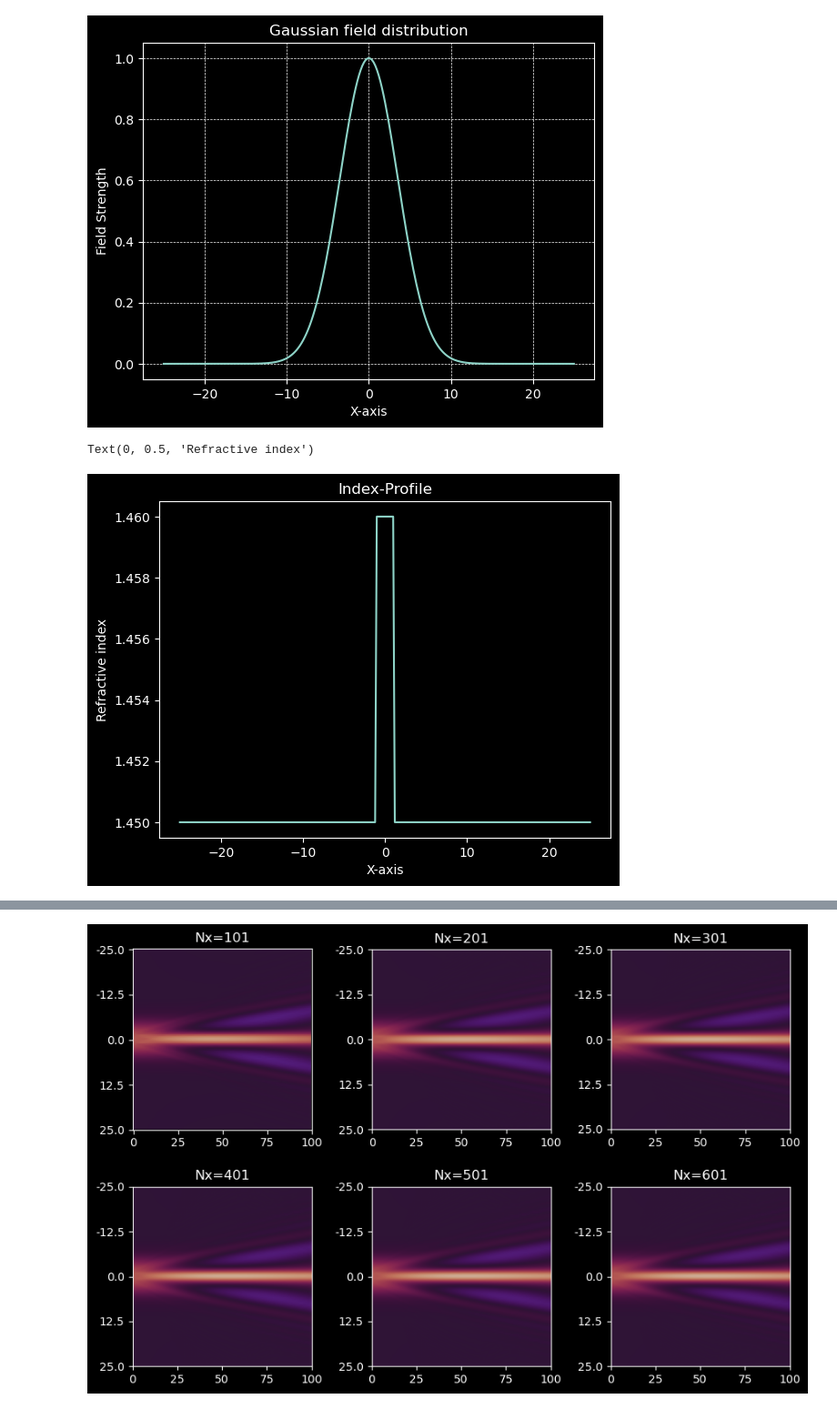
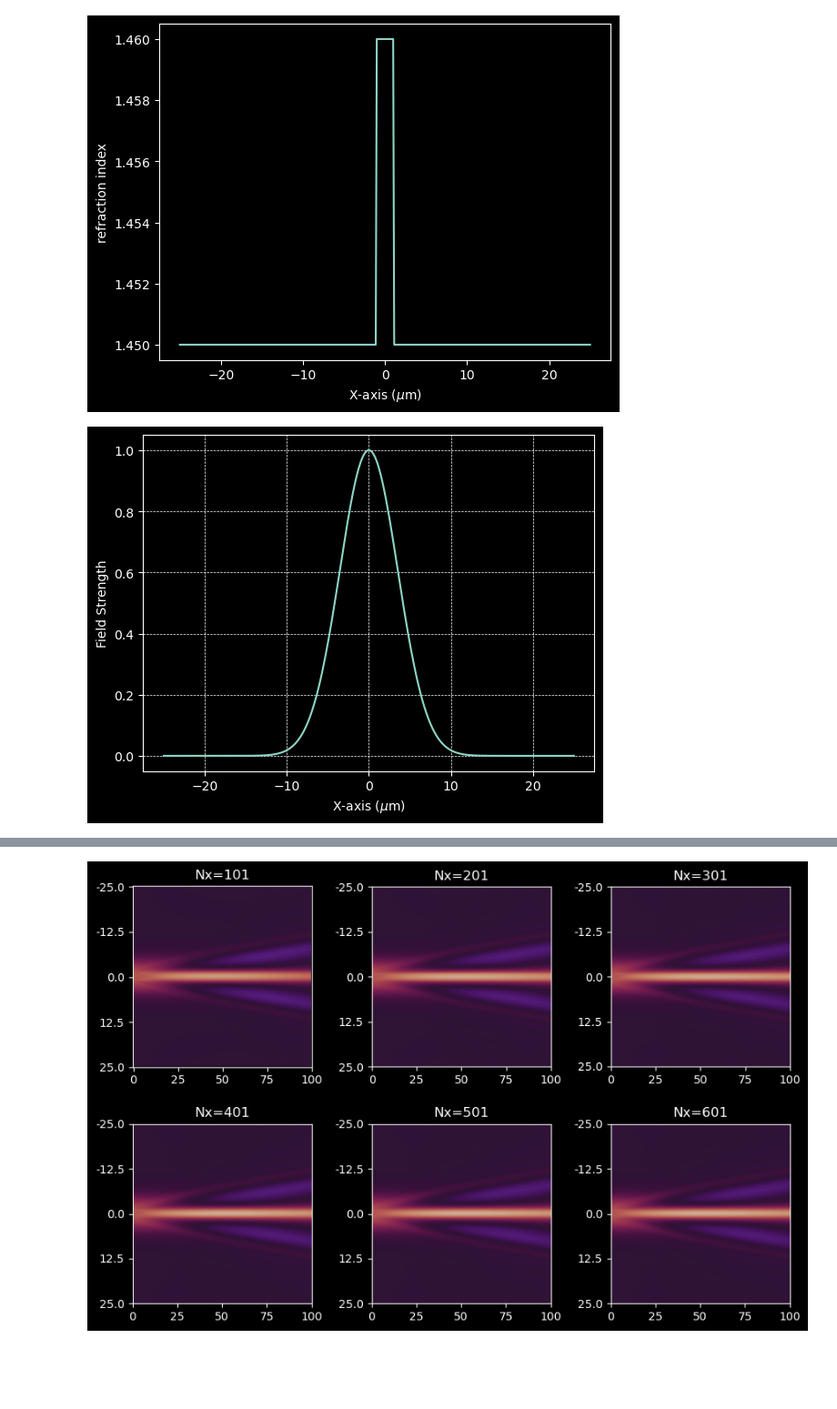
Before and after one commit to jianyangwu1996/CPho, a Jupyter notebook: homework2/Homework_2_report_group6.ipynb, the cells around one changed output, grey strips where cells are left out. Shown at 91% size. Saved outputs shown, nothing was run; the diff lists cells and outputs as text; code cells hidden in the pictures; blank space fills up the shorter version.

```diff
--- a/homework2/Homework_2_report_group6.ipynb
+++ b/homework2/Homework_2_report_group6.ipynb
@@ -25,18 +144,21 @@ dx = xa / (Nx-1)
 # %%
+#| layout: [47, -6, 47]
+#| fig-cap:
+#|   - "refractive index distribution"
+#|   - "Gaussian field distribution"
+
+n, x = waveguide(xa, xb, Nx, n_cladding, n_core)
+plt.plot(x, n)
+plt.xlabel('X-axis ($\mu$m)')
+plt.ylabel('refraction index')
+plt.show()
+
 v_in, x = gauss(xa, Nx, w)
-plt.plot(x, v_in,)
-plt.title('Gaussian field distribution')
-plt.xlabel('X-axis')
+plt.plot(x, v_in)
+plt.xlabel(r'X-axis ($\mu$m)')
 plt.ylabel('Field Strength')
 plt.grid(lw=0.5, linestyle='--')
+plt.show()
 # %% [output]
-[figure, old version]
+[figure, new version]
+[figure, added]
-# %%
-n, x = waveguide(xa, xb, Nx, n_cladding, n_core)
-plt.plot(x, n)
-plt.title('Index-Profile')
-plt.xlabel('X-axis')
-plt.ylabel('Refractive index')
-# %% [output]
-Text(0, 0.5, 'Refractive index')
-[figure, removed]
```
Also changed, not shown: parts of 21 cells of this notebook, 1 other file.
